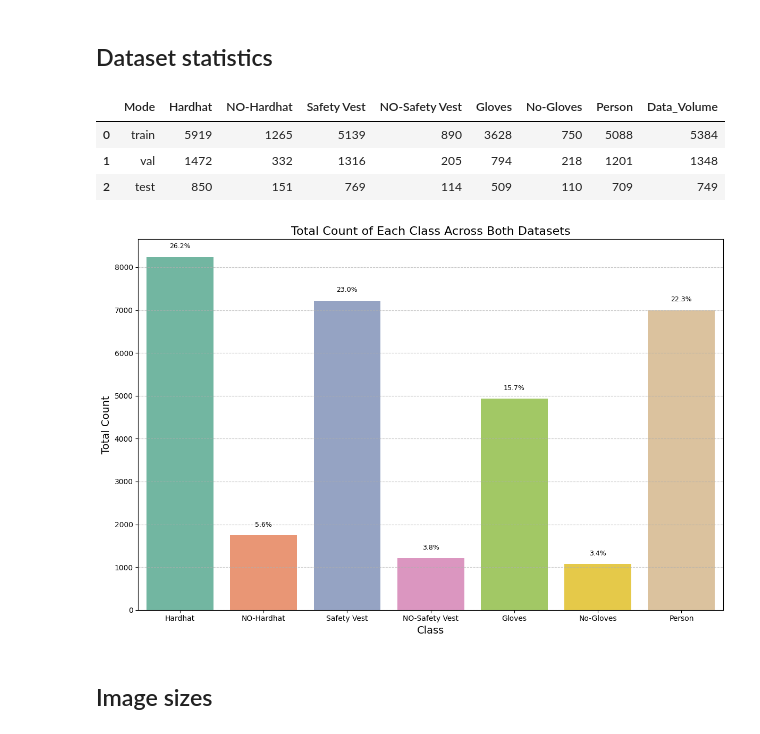
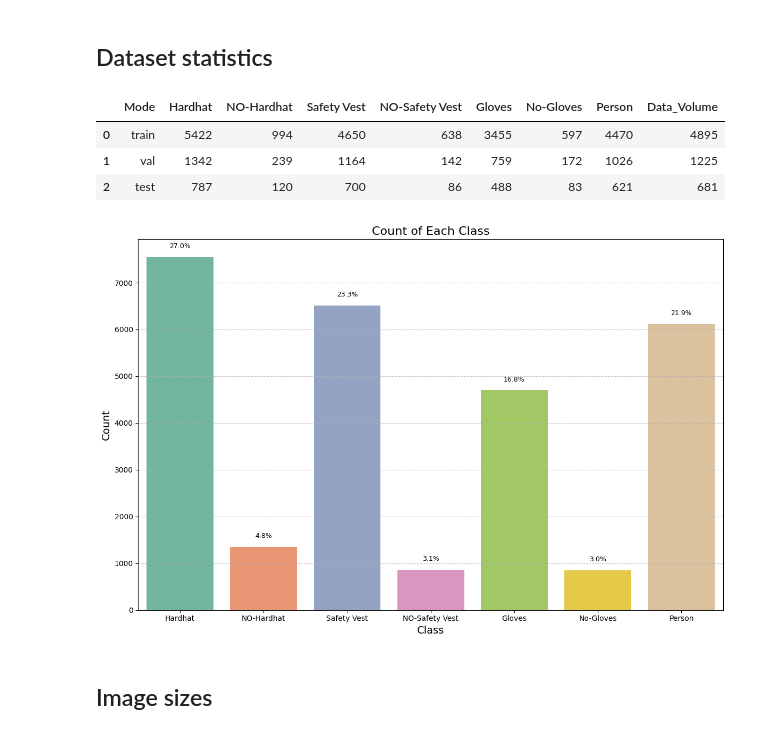
Before and after one commit to Beeditor04/CS406-PPE-detection, a Jupyter notebook: notebooks/final-eda.ipynb, the cells around one changed output. Drawn from its saved outputs; the diff is of its cells as text; code cells hidden in the pictures.

```diff
--- a/notebooks/final-eda.ipynb
+++ b/notebooks/final-eda.ipynb
@@ -59,7 +59,6 @@ class CFG:
     FOLDERS = ['train', 'val', 'test']
     # paths
     CUSTOM_DATASET_DIR1 = '/kaggle/input/ppe-detection-cs406/dataset'
-    CUSTOM_DATASET_DIR2 = '/kaggle/input/ppe-detection-cs406/dataset_01'
     OUTPUT_DIR = './'
 # %% [markdown]
 # Dataset
@@ -209,9 +177,8 @@ def calculate_statistics(dataset_dir):
 
 # Combine statistics from both directories
 stats_dir1 = calculate_statistics(CFG.CUSTOM_DATASET_DIR1)
-stats_dir2 = calculate_statistics(CFG.CUSTOM_DATASET_DIR2)
 
-combined_stats = pd.concat([stats_dir1, stats_dir2], ignore_index=True)
+combined_stats = pd.concat([stats_dir1], ignore_index=True)
 
 # Define the correct order for modes
 mode_order = ['train', 'val', 'test']
@@ -229,9 +196,9 @@ final_stats = final_stats.sort_values('Mode').reset_index(drop=True)
 final_stats
 # %% [output]
 |  | Mode | Hardhat | NO-Hardhat | Safety Vest | NO-Safety Vest | Gloves | No-Gloves | Person | Data_Volume |
-| 0 | train | 5919 | 1265 | 5139 | 890 | 3628 | 750 | 5088 | 5384 |
-| 1 | val | 1472 | 332 | 1316 | 205 | 794 | 218 | 1201 | 1348 |
-| 2 | test | 850 | 151 | 769 | 114 | 509 | 110 | 709 | 749 |
+| 0 | train | 5422 | 994 | 4650 | 638 | 3455 | 597 | 4470 | 4895 |
+| 1 | val | 1342 | 239 | 1164 | 142 | 759 | 172 | 1026 | 1225 |
+| 2 | test | 787 | 120 | 700 | 86 | 488 | 83 | 621 | 681 |
 # %%
 import os
 import pandas as pd
@@ -251,49 +218,44 @@ def calculate_statistics(dataset_dir, classes):
                     label_path = os.path.join(label_folder, label_file)
                     with open(label_path, 'r') as f:
                         for line in f:
                             class_id = int(line.split()[0])  # Assuming first column is class ID
                             if class_id < len(classes):
                                 class_data[classes[class_id]] += 1
 
     return pd.DataFrame({'class': list(class_data.keys()), 'count': list(class_data.values())})
 
-# Calculate statistics for both datasets
-stats_dir1 = calculate_statistics(CFG.CUSTOM_DATASET_DIR1, CFG.CLASSES)
-stats_dir2 = calculate_statistics(CFG.CUSTOM_DATASET_DIR2, CFG.CLASSES)
-
-# Sum the counts for each label across both datasets
-total_stats = stats_dir1.merge(stats_dir2, on='class', suffixes=('_dir1', '_dir2'))
-total_stats['total_count'] = total_stats['count_dir1'] + total_stats['count_dir2']
+# Calculate statistics for the dataset
+stats = calculate_statistics(CFG.CUSTOM_DATASET_DIR1, CFG.CLASSES)
 
 # Calculate percentages for visualization
-total_count_sum = total_stats['total_count'].sum()
-total_stats['percentage'] = (total_stats['total_count'] / total_count_sum) * 100
+total_count_sum = stats['count'].sum()
+stats['percentage'] = (stats['count'] / total_count_sum) * 100
 
-# Plotting the combined bar plot
+# Plotting the bar plot
 plt.figure(figsize=(12, 8))
 sns.barplot(
-    x='class', y='total_count', data=total_stats, palette='Set2'
+    x='class', y='count', data=stats, palette='Set2'
 )
 
 # Add percentage annotations
-for i, row in total_stats.iterrows():
+for i, row in stats.iterrows():
     plt.text(
         x=i,
-        y=row['total_count'] + total_stats['total_count'].max() * 0.02,
+        y=row['count'] + stats['count'].max() * 0.02,
         s=f"{row['percentage']:.1f}%",
         ha='center', va='bottom', fontsize=9, color='black'
     )
 
-plt.title('Total Count of Each Class Across Both Datasets', fontsize=16)
+plt.title('Count of Each Class', fontsize=16)
 plt.xlabel('Class', fontsize=14)
-plt.ylabel('Total Count', fontsize=14)
+plt.ylabel('Count', fontsize=14)
 plt.grid(axis='y', linestyle='--', alpha=0.7)
 
 # Display the plot
 plt.tight_layout()
 plt.show()
 # %% [output]
-[figure, old version]
+[figure, new version]
 # %% [markdown]
 ## Image sizes
 # %%
```
Also changed, not shown: parts of 6 cells of this notebook.
